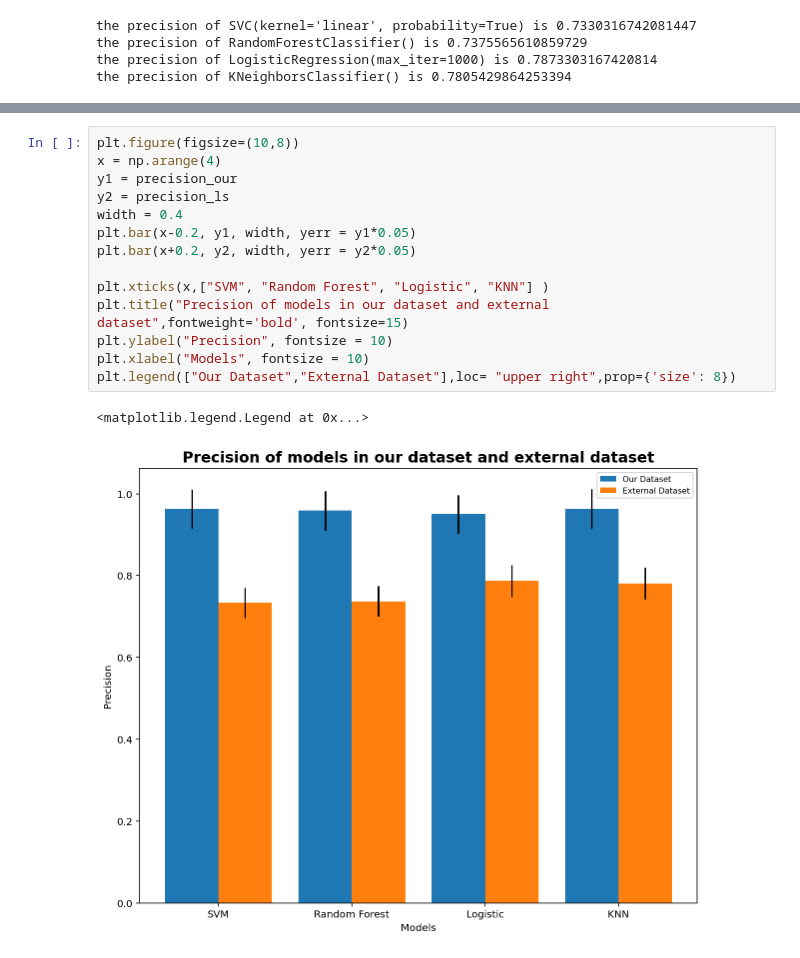
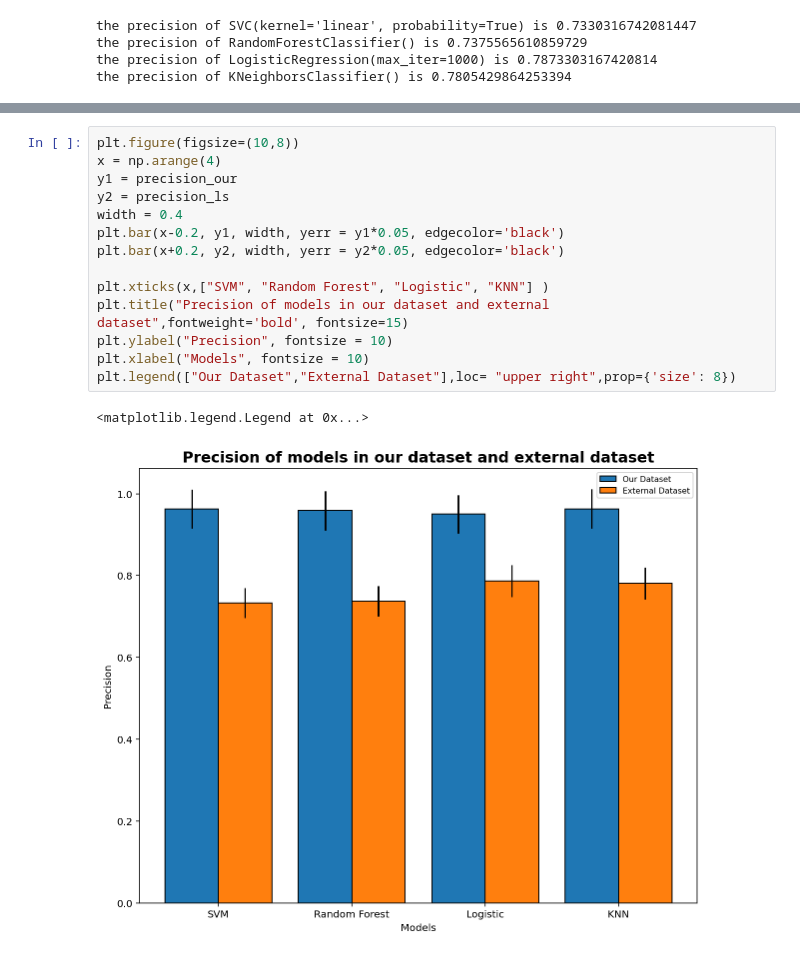
Before and after one commit to QizheCui/Diabetes-Squad, a Jupyter notebook: EDA/models_comparision.ipynb, the cells around one changed output, grey strips where cells are left out. Cells and saved outputs as stored; diff of their text form.

```diff
--- a/EDA/models_comparision.ipynb
+++ b/EDA/models_comparision.ipynb
@@ -217,17 +200,17 @@ array([-0.2,  0.8,  1.8,  2.8])
 # %%
 plt.figure(figsize=(10,8))
 x = np.arange(4)
 y1 = precision_our
 y2 = precision_ls
 width = 0.4
-plt.bar(x-0.2, y1, width, yerr = y1*0.05)
-plt.bar(x+0.2, y2, width, yerr = y2*0.05)
+plt.bar(x-0.2, y1, width, yerr = y1*0.05, edgecolor='black')
+plt.bar(x+0.2, y2, width, yerr = y2*0.05, edgecolor='black')
 
 plt.xticks(x,["SVM", "Random Forest", "Logistic", "KNN"] )
 plt.title("Precision of models in our dataset and external dataset",fontweight='bold', fontsize=15)
 plt.ylabel("Precision", fontsize = 10)
 plt.xlabel("Models", fontsize = 10)
 plt.legend(["Our Dataset","External Dataset"],loc= "upper right",prop={'size': 8})
 # %% [output]
 <matplotlib.legend.Legend at 0x...>
-[figure, old version]
+[figure, new version]
```
Also changed, not shown: parts of 3 cells of this notebook.
